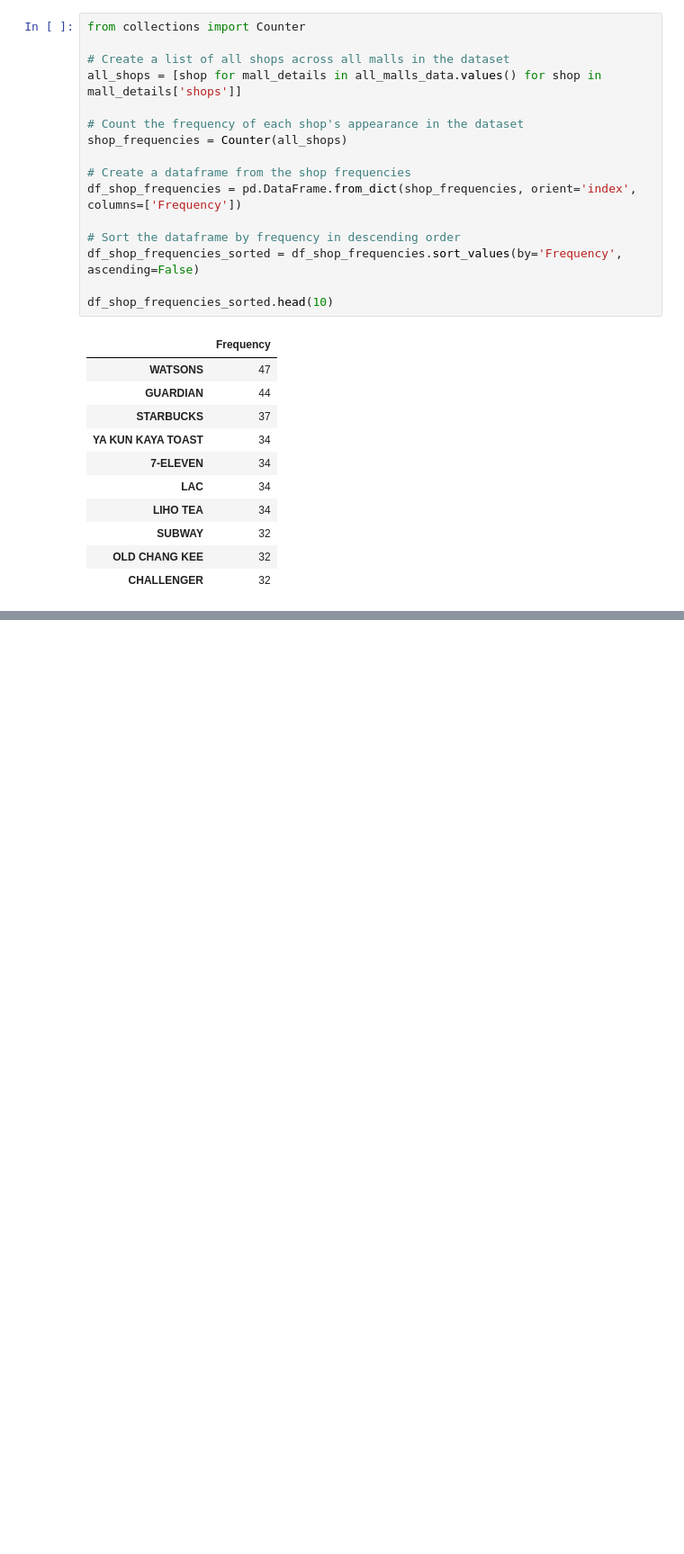
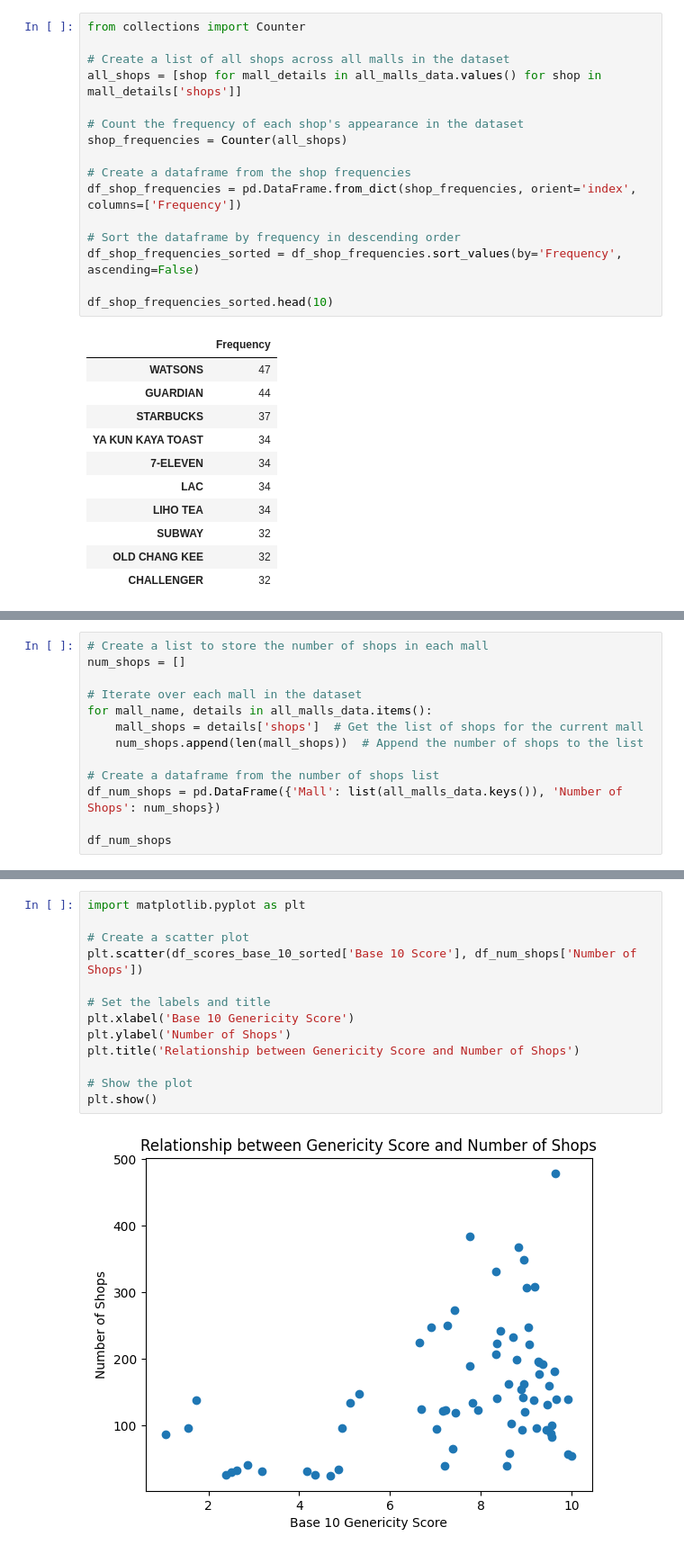
Before and after one commit to dlaiu/generic-malls-singapore, a Jupyter notebook: analysis.ipynb, the cells around one changed output, grey strips where cells are left out. Shown at 90% size. Saved outputs shown, nothing was run; the diff lists cells and outputs as text; blank space fills up the shorter version.

```diff
--- a/analysis.ipynb
+++ b/analysis.ipynb
@@ -286,0 +322,13 @@ df_shop_frequencies_sorted.head(10)
+# %%
+# Create a list to store the number of shops in each mall
+num_shops = []
+
+# Iterate over each mall in the dataset
+for mall_name, details in all_malls_data.items():
+    mall_shops = details['shops']  # Get the list of shops for the current mall
+    num_shops.append(len(mall_shops))  # Append the number of shops to the list
+
+# Create a dataframe from the number of shops list
+df_num_shops = pd.DataFrame({'Mall': list(all_malls_data.keys()), 'Number of Shops': num_shops})
+
+df_num_shops
@@ -286,0 +365,15 @@ df_shop_frequencies_sorted.head(10)
+# %%
+import matplotlib.pyplot as plt
+
+# Create a scatter plot
+plt.scatter(df_scores_base_10_sorted['Base 10 Score'], df_num_shops['Number of Shops'])
+
+# Set the labels and title
+plt.xlabel('Base 10 Genericity Score')
+plt.ylabel('Number of Shops')
+plt.title('Relationship between Genericity Score and Number of Shops')
+
+# Show the plot
+plt.show()
+# %% [output]
+[figure, added]
```
Also changed, not shown: parts of 4 cells of this notebook, 1 other file.
